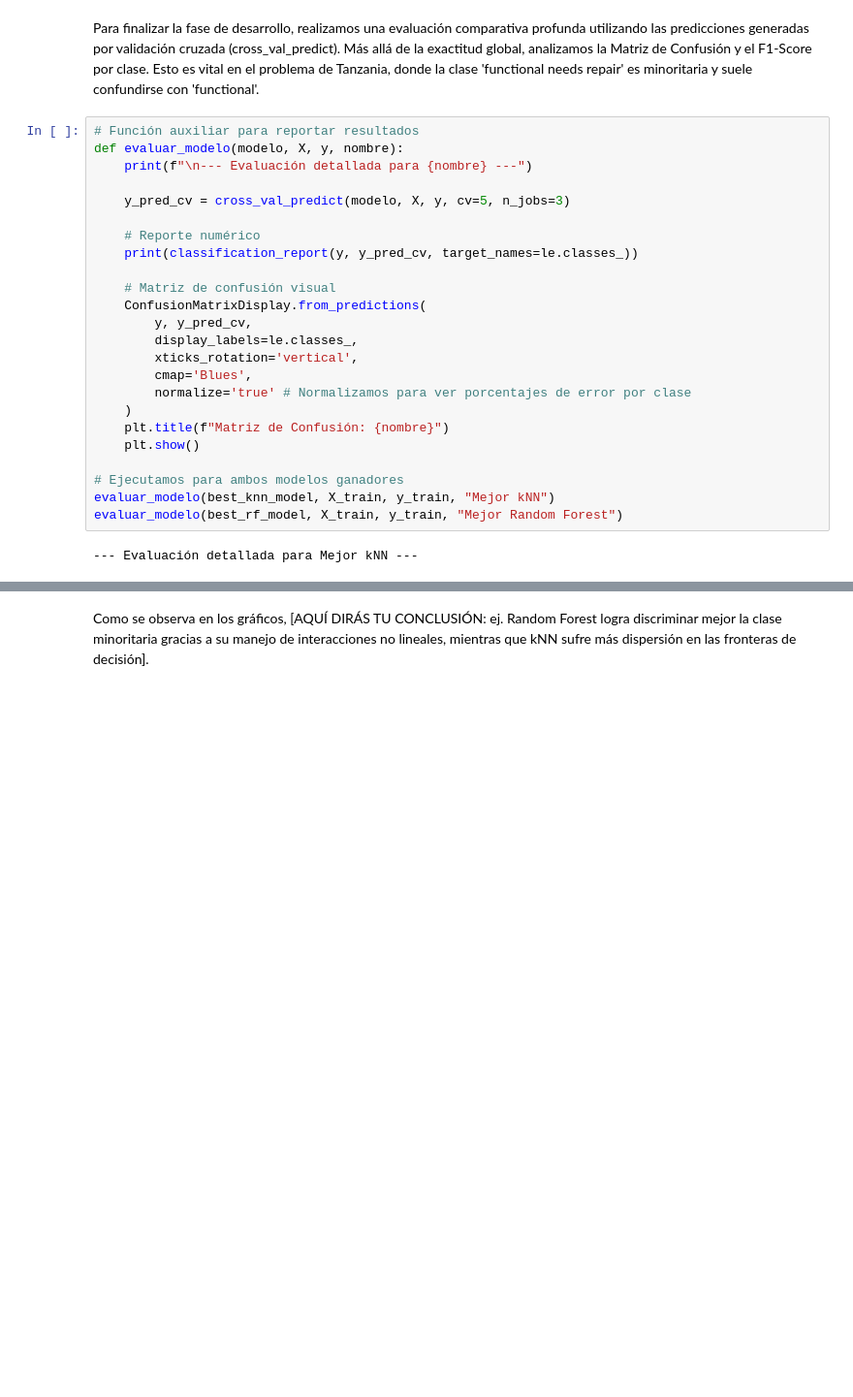
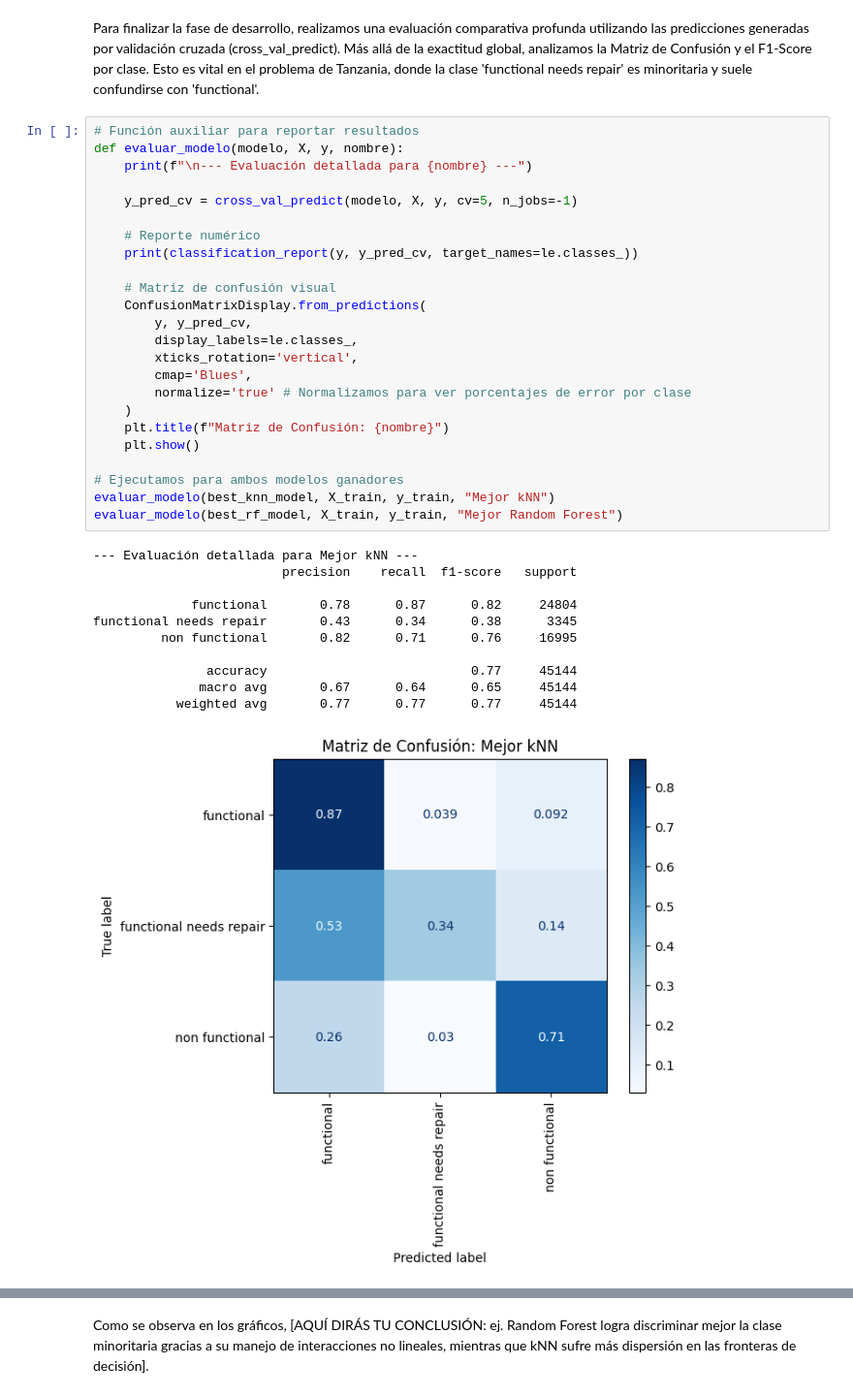
Before and after one commit to carmenqr/Trabajo, a Jupyter notebook: carmen_knn_bagging.ipynb, the cells around one changed output, grey strips where cells are left out. Shown at 97% size. Saved outputs shown, nothing was run; the diff lists cells and outputs as text; blank space fills up the shorter version.

```diff
--- a/carmen_knn_bagging.ipynb
+++ b/carmen_knn_bagging.ipynb
@@ -370,26 +334,36 @@ Para finalizar la fase de desarrollo, realizamos una evaluación comparativa pro
 # %%
 # Función auxiliar para reportar resultados
 def evaluar_modelo(modelo, X, y, nombre):
     print(f"\n--- Evaluación detallada para {nombre} ---")
 
-    y_pred_cv = cross_val_predict(modelo, X, y, cv=5, n_jobs=3)
+    y_pred_cv = cross_val_predict(modelo, X, y, cv=5, n_jobs=-1)
 
     # Reporte numérico
     print(classification_report(y, y_pred_cv, target_names=le.classes_))
 
     # Matriz de confusión visual
     ConfusionMatrixDisplay.from_predictions(
         y, y_pred_cv,
         display_labels=le.classes_,
         xticks_rotation='vertical',
         cmap='Blues',
         normalize='true' # Normalizamos para ver porcentajes de error por clase
     )
     plt.title(f"Matriz de Confusión: {nombre}")
     plt.show()
 
 # Ejecutamos para ambos modelos ganadores
 evaluar_modelo(best_knn_model, X_train, y_train, "Mejor kNN")
 evaluar_modelo(best_rf_model, X_train, y_train, "Mejor Random Forest")
 # %% [output]
 --- Evaluación detallada para Mejor kNN ---
+                         precision    recall  f1-score   support
+
+             functional       0.78      0.87      0.82     24804
+functional needs repair       0.43      0.34      0.38      3345
+         non functional       0.82      0.71      0.76     16995
+
+               accuracy                           0.77     45144
+              macro avg       0.67      0.64      0.65     45144
+           weighted avg       0.77      0.77      0.77     45144
+[figure, added]
```
Also changed, not shown: parts of 18 cells of this notebook.
